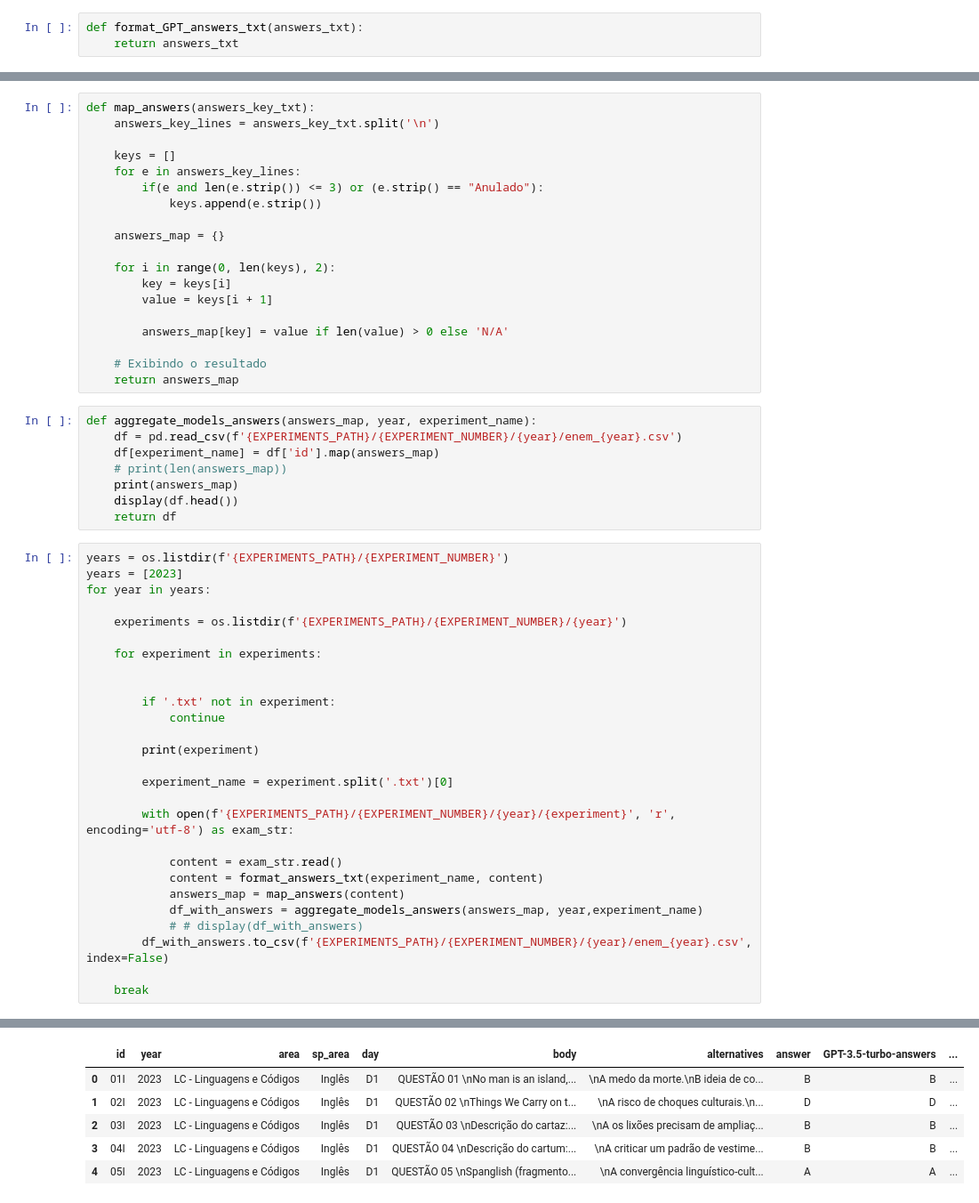
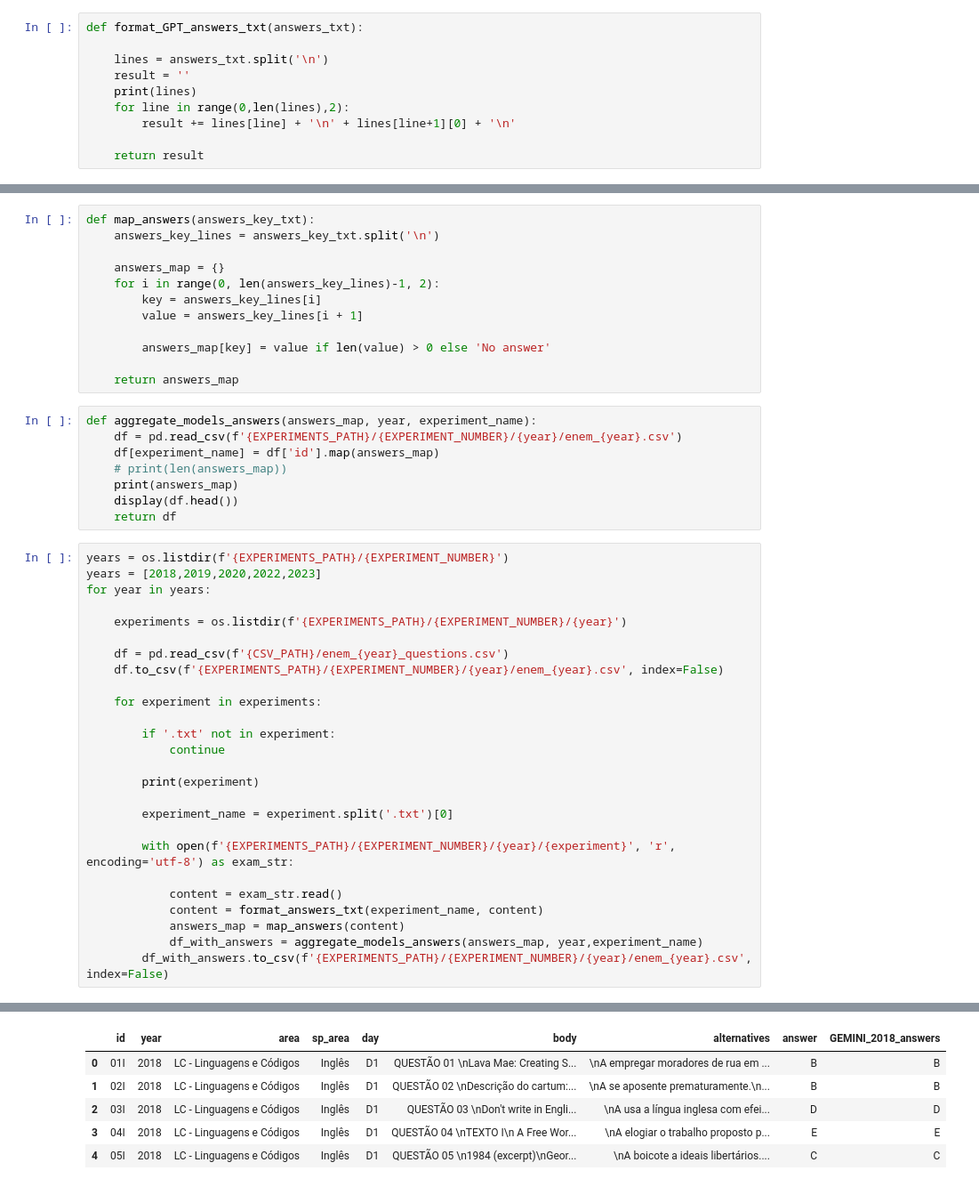
Before and after one commit to LucasBrasileiroRaposo/TCC, a Jupyter notebook: map_models_answers.ipynb, the cells around one changed output, grey strips where cells are left out. Shown at 89% size. Cells and saved outputs as stored; diff of their text form.

Commit message:
finish 1st experiment

```diff
--- a/map_models_answers.ipynb
+++ b/map_models_answers.ipynb
@@ -21,9 +21,16 @@ def format_Llama_answers_txt(answers_txt):
 
         result += line + '\n'
     return result
-# %%
-def format_GPT_answers_txt(answers_txt):
-    return answers_txt
+# %%
+def format_GPT_answers_txt(answers_txt):
+
+    lines = answers_txt.split('\n')
+    result = ''
+    print(lines)
+    for line in range(0,len(lines),2):
+        result += lines[line] + '\n' + lines[line+1][0] + '\n'
+
+    return result
 # %%
 def format_GEMINI_answers_txt(answers_txt):
     answers = answers_txt.split("\n")
@@ -57,20 +64,13 @@ def format_answers_txt(filename, answers_txt):
 def map_answers(answers_key_txt):
     answers_key_lines = answers_key_txt.split('\n')
 
-    keys = []
-    for e in answers_key_lines:
-        if(e and len(e.strip()) <= 3) or (e.strip() == "Anulado"):
-            keys.append(e.strip())
+    answers_map = {}
+    for i in range(0, len(answers_key_lines)-1, 2):
+        key = answers_key_lines[i]
+        value = answers_key_lines[i + 1]
 
-    answers_map = {}
+        answers_map[key] = value if len(value) > 0 else 'No answer'
 
-    for i in range(0, len(keys), 2):
-        key = keys[i]
-        value = keys[i + 1]
-
-        answers_map[key] = value if len(value) > 0 else 'N/A'
-
-    # Exibindo o resultado
     return answers_map
 # %%
 def aggregate_models_answers(answers_map, year, experiment_name):
@@ -82,13 +82,15 @@ def aggregate_models_answers(answers_map, year, experiment_name):
     return df
 # %%
 years = os.listdir(f'{EXPERIMENTS_PATH}/{EXPERIMENT_NUMBER}')
-years = [2023]
+years = [2018,2019,2020,2022,2023]
 for year in years:
 
     experiments = os.listdir(f'{EXPERIMENTS_PATH}/{EXPERIMENT_NUMBER}/{year}')
 
+    df = pd.read_csv(f'{CSV_PATH}/enem_{year}_questions.csv')
+    df.to_csv(f'{EXPERIMENTS_PATH}/{EXPERIMENT_NUMBER}/{year}/enem_{year}.csv', index=False)
+
     for experiment in experiments:
-
 
         if '.txt' not in experiment:
             continue
@@ -103,8 +105,5 @@ for year in years:
             content = format_answers_txt(experiment_name, content)
             answers_map = map_answers(content)
             df_with_answers = aggregate_models_answers(answers_map, year,experiment_name)
-            # # display(df_with_answers)
         df_with_answers.to_csv(f'{EXPERIMENTS_PATH}/{EXPERIMENT_NUMBER}/{year}/enem_{year}.csv', index=False)
-
-    break
 # %% [output]
@@ -113,6 +112,6 @@ GEMINI_2023_answers.txt
-|  | id | year | area | sp_area | day | body | alternatives | answer | GPT-3.5-turbo-answers | ... |
-| 0 | 01I | 2023 | LC - Linguagens e Códigos | Inglês | D1 | QUESTÃO 01 \nNo man is an island,... | \nA medo da morte.\nB ideia de co... | B | B | ... |
-| 1 | 02I | 2023 | LC - Linguagens e Códigos | Inglês | D1 | QUESTÃO 02 \nThings We Carry on t... | \nA risco de choques culturais.\n... | D | D | ... |
-| 2 | 03I | 2023 | LC - Linguagens e Códigos | Inglês | D1 | QUESTÃO 03 \nDescrição do cartaz:... | \nA os lixões precisam de ampliaç... | B | B | ... |
-| 3 | 04I | 2023 | LC - Linguagens e Códigos | Inglês | D1 | QUESTÃO 04 \nDescrição do cartum:... | \nA criticar um padrão de vestime... | B | B | ... |
-| 4 | 05I | 2023 | LC - Linguagens e Códigos | Inglês | D1 | QUESTÃO 05 \nSpanglish (fragmento... | \nA convergência linguístico-cult... | A | A | ... |
+|  | id | year | area | sp_area | day | body | alternatives | answer | GEMINI_2018_answers |
+| 0 | 01I | 2018 | LC - Linguagens e Códigos | Inglês | D1 | QUESTÃO 01 \nLava Mae: Creating S... | \nA empregar moradores de rua em ... | B | B |
+| 1 | 02I | 2018 | LC - Linguagens e Códigos | Inglês | D1 | QUESTÃO 02 \nDescrição do cartum:... | \nA se aposente prematuramente.\n... | B | B |
+| 2 | 03I | 2018 | LC - Linguagens e Códigos | Inglês | D1 | QUESTÃO 03 \nDon't write in Engli... | \nA usa a língua inglesa com efei... | D | D |
+| 3 | 04I | 2018 | LC - Linguagens e Códigos | Inglês | D1 | QUESTÃO 04 \nTEXTO I\n A Free Wor... | \nA elogiar o trabalho proposto p... | E | E |
+| 4 | 05I | 2018 | LC - Linguagens e Códigos | Inglês | D1 | QUESTÃO 05 \n1984 (excerpt)\nGeor... | \nA boicote a ideais libertários.... | C | C |
```
Also changed, not shown: parts of 1 cell of this notebook, 29 other files.
